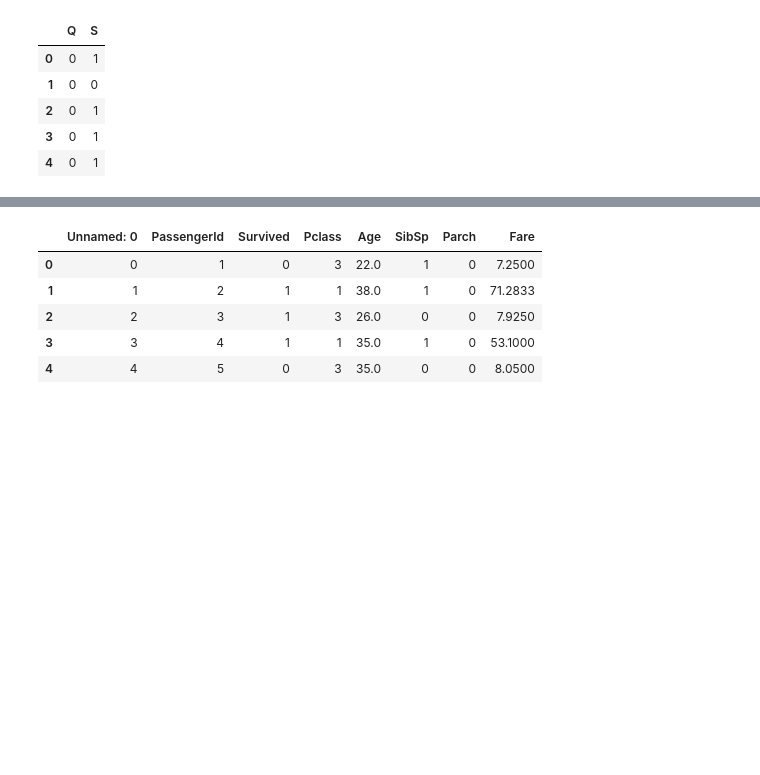
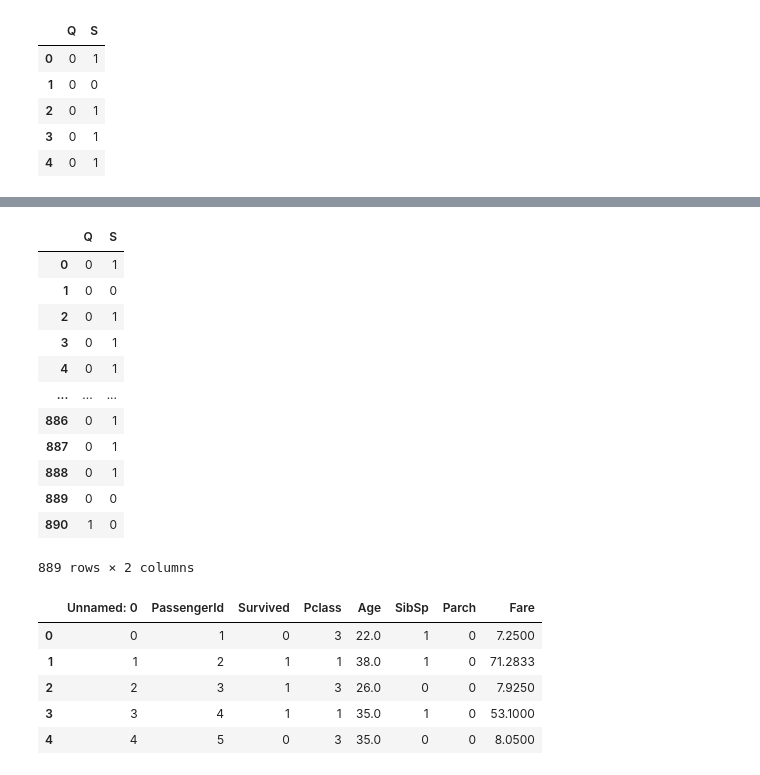
Before and after one commit to gauravk2050/Data_Science, a Jupyter notebook: 07_05_2021_EDA.ipynb, the cells around one changed output, grey strips where cells are left out. Drawn from its saved outputs; the diff is of its cells as text; code cells hidden in the pictures; blank space fills up the shorter version.

```diff
--- a/07_05_2021_EDA.ipynb
+++ b/07_05_2021_EDA.ipynb
@@ -215,3 +231,19 @@ embark = pd.get_dummies(train['Embarked'],drop_first=True)
+# %%
+embark
+# %% [output]
+|  | Q | S |
+| 0 | 0 | 1 |
+| 1 | 0 | 0 |
+| 2 | 0 | 1 |
+| 3 | 0 | 1 |
+| 4 | 0 | 1 |
+| ... | ... | ... |
+| 886 | 0 | 1 |
+| 887 | 0 | 1 |
+| 888 | 0 | 1 |
+| 889 | 0 | 0 |
+| 890 | 1 | 0 |
+889 rows × 2 columns
 # %%
 train.drop(['Sex','Embarked','Name','Ticket'],axis=1,inplace=True)
 train.head()
```
Also changed, not shown: parts of 8 cells of this notebook.
